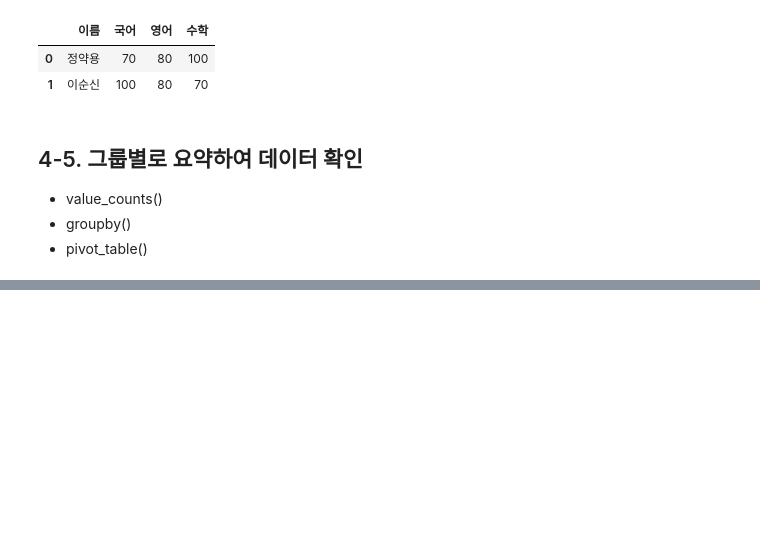
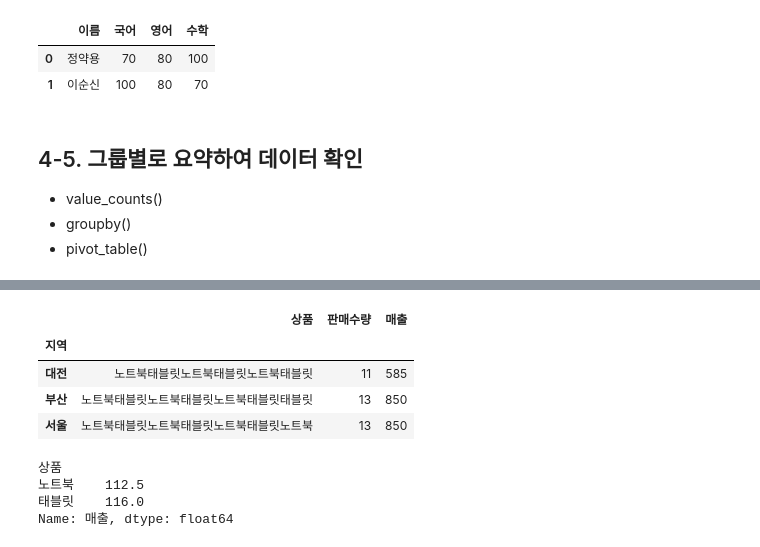
Before and after one commit to jihoo12/pydata26, a Jupyter notebook: AI기반데이터분석_04_판다스_데이터처리_실습.ipynb, the cells around one changed output, grey strips where cells are left out. Cells and saved outputs as stored; diff of their text form; code cells hidden in the pictures; blank space fills up the shorter version.

```diff
--- a/AI기반데이터분석_04_판다스_데이터처리_실습.ipynb
+++ b/AI기반데이터분석_04_판다스_데이터처리_실습.ipynb
@@ -473,6 +540,19 @@ sample_file = 'data/sales_sample.csv'
 # %%
 # 지역별 총매출
+sales_df.groupby(by='지역').sum()
+# %% [output]
+|  | 상품 | 판매수량 | 매출 |
+| 지역 |  |  |  |
+| 대전 | 노트북태블릿노트북태블릿노트북태블릿 | 11 | 585 |
+| 부산 | 노트북태블릿노트북태블릿노트북태블릿태블릿 | 13 | 850 |
+| 서울 | 노트북태블릿노트북태블릿노트북태블릿노트북 | 13 | 850 |
 # %%
 # 상품별 평균 매출
+sales_df.groupby(by='상품')['매출'].mean()
+# %% [output]
+상품
+노트북    112.5
+태블릿    116.0
+Name: 매출, dtype: float64
 # %%
 # 지역별 판매수량의 합계와 매출의 합계
```
Also changed, not shown: parts of 21 cells of this notebook.
